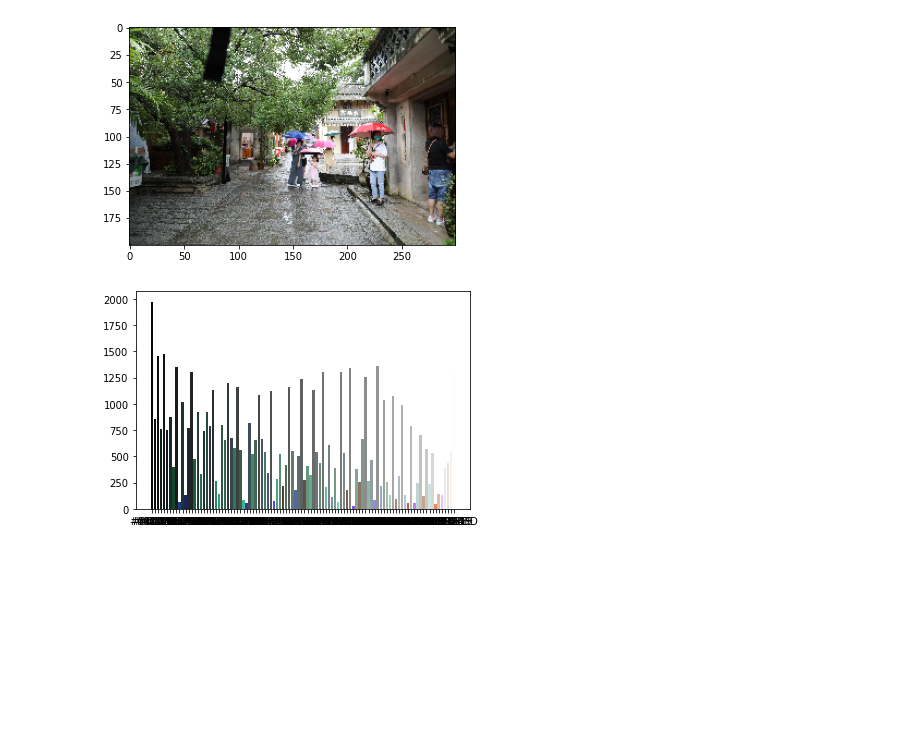
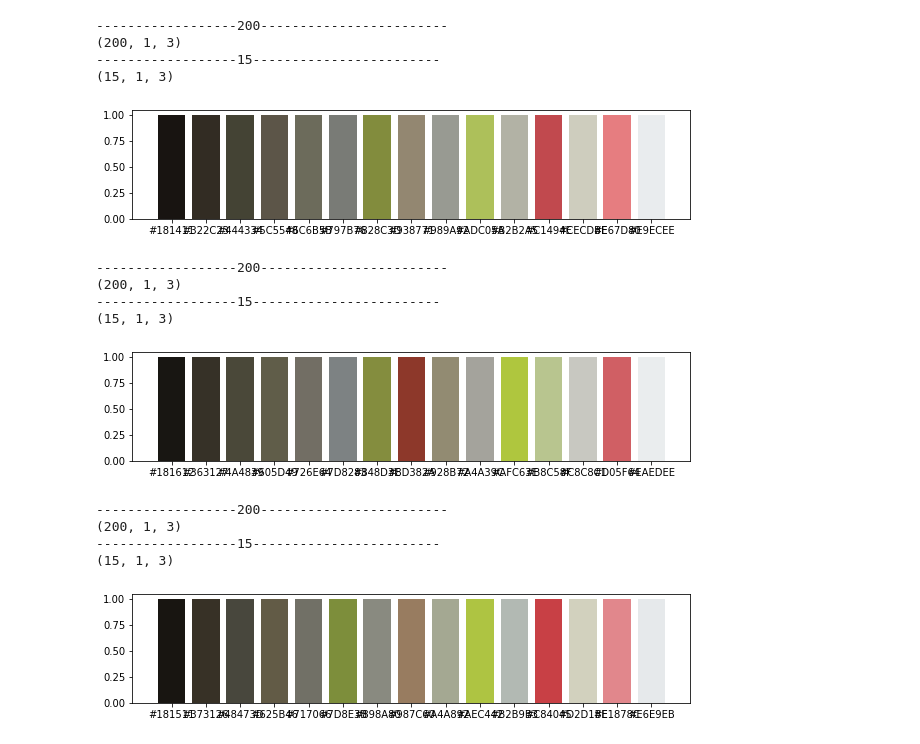
Before and after one commit to Tanc60/ColorAnalysis, a Jupyter notebook: KmeansIterationMethod/kmeans_iteration.ipynb, the cells around one changed output. Saved outputs shown, nothing was run; the diff lists cells and outputs as text; code cells hidden in the pictures; blank space fills up the shorter version.

```diff
--- a/KmeansIterationMethod/kmeans_iteration.ipynb
+++ b/KmeansIterationMethod/kmeans_iteration.ipynb
@@ -49,7 +49,9 @@ def ColorDistribution2(image):
         modified_img = image.reshape(image.shape[0]*image.shape[1], 3)
         hexcolorlist=[]
         for i in range(len(modified_img)):
-            hexcolorlist.append(rgb_to_hex(modified_img[i]))
+            #去掉黑色
+            if (rgb_to_hex(modified_img[i]) != "#000000"):
+                hexcolorlist.append(rgb_to_hex(modified_img[i]))
 
         unique,counts=np.unique(hexcolorlist,return_counts=True)
 
@@ -90,13 +92,13 @@ plt.bar(unique,counts,color = unique)
 # %%
 #-------------------------------------------------RGBMethod----------------------------------------------
 
-image = GetImageFromFileCV("E:\\Downloads\\gluonCV\\test\\2L7A0030.JPG")
+image = GetImageFromFileCV("E:\\Downloads\\gluonCV\\test\\2L7A0096masked.png")
 image = ResizeImgCV(image,(300,200))
 
 
 #bgr to rgb
 image=image[:,:,::-1]
-(res2,_,_,_)=KmeansSeg(image,100)
+(res2,_,_,_)=KmeansSeg(image,15)
 
 
 PltImg(image)
@@ -105,6 +107,6 @@ PltImg(res2)
 #plot graph
 res2 = res2[:,:,::-1]
 (unique,counts)=ColorDistribution2(res2)
-plt.figure(figsize = (6, 4))
+plt.figure(figsize = (16, 4))
 plt.bar(unique,counts,color = unique)
 # %% [output]
@@ -115,30 +117,31 @@ plt.bar(unique,counts,color = unique)
 # %%
 #-------------------------------------------------Multi-Iteration Method----------------------------------------------
 def test1():
-    image = GetImageFromFileCV("E:\\Downloads\\gluonCV\\test\\2L7A0030.JPG")
+    image = GetImageFromFileCV("E:\\Downloads\\gluonCV\\test\\2L7A0096masked.png")
     image = ResizeImgCV(image,(300,200))
-    K=15
-    Start=K*8
-    Klist=[100]
-    #bgr to rgb
-    image=image[:,:,::-1]
+
+    Klist=[200,15]
+
     #1st kmeans
-    PltImg(image)
+    #PltImg(image[:,:,::-1])
 
     #reshape
 
-    result = image.reshape(-1,3)
-    i = Start
+    result = image.reshape(-1,1,3)
+
     for i in Klist:
         #kmeans
         (result,_,_,_)=KmeansSeg(result,i)
         #unique
-        #result=np.unique(result,axis=0)
-        #print("------------------"+ str(i) +"------------------------")
+        result=np.unique(result,axis=0)
+        print("------------------"+ str(i) +"------------------------")
+        print(result.shape)
 
 
 
-    result=result.reshape(1,-1,3)
+
+
+    #result=result.reshape(1,-1,3)
 
     """
     plt.figure(figsize = (6, 4))
@@ -149,13 +152,26 @@ def test1():
     #PltImg(image)
 
     #plot graph
-
     (unique,counts)=ColorDistribution2(result)
-    plt.figure(figsize = (6, 4))
+    plt.figure(figsize = (10, 2))
     plt.bar(unique,counts,color = unique)
+    plt.show()
 # %%
-for i in range(1,2):
+for i in range(1,4):
     test1()
 # %% [output]
+------------------200------------------------
+(200, 1, 3)
+------------------15------------------------
+(15, 1, 3)
-[figure, old version]
+[figure, new version]
+------------------200------------------------
+(200, 1, 3)
+------------------15------------------------
+(15, 1, 3)
-[figure, old version]
+[figure, new version]
+------------------200------------------------
+(200, 1, 3)
+------------------15------------------------
+(15, 1, 3)
+[figure, added]
```
Also changed, not shown: parts of 4 cells of this notebook, 1 other file.
